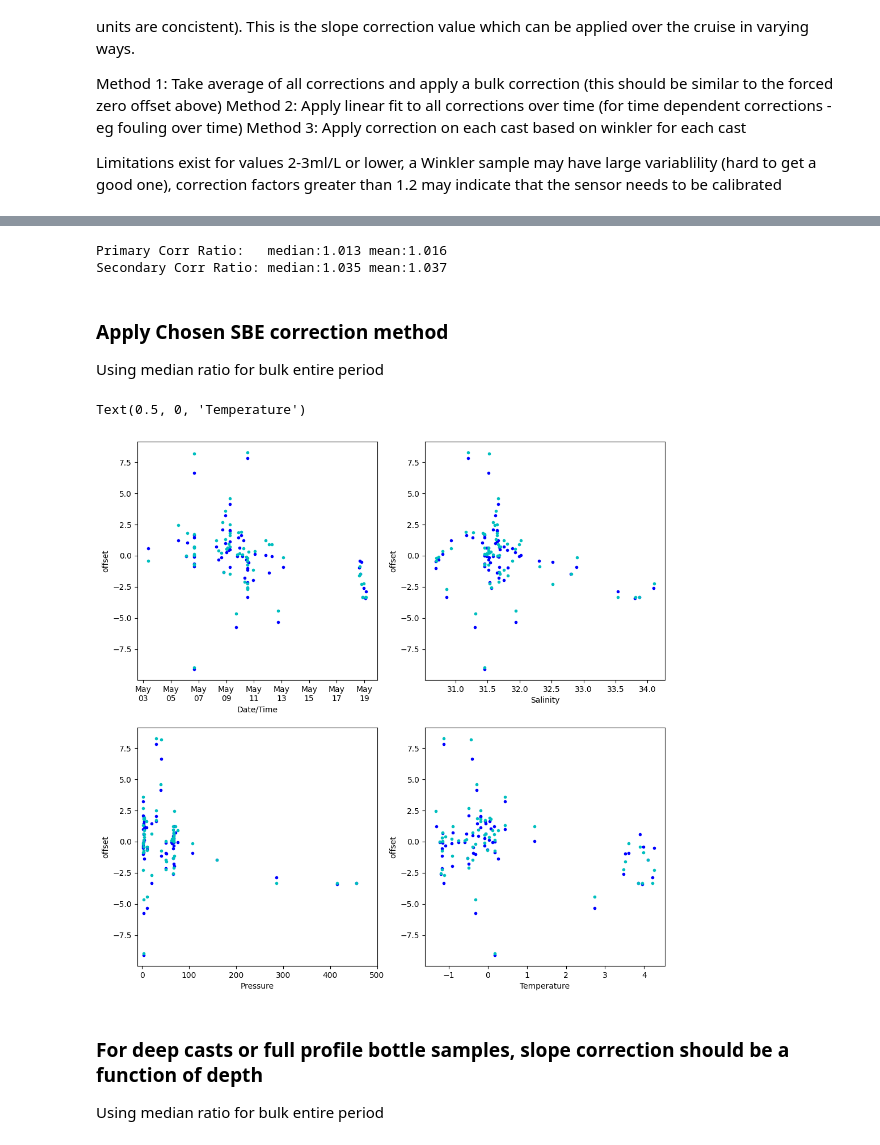
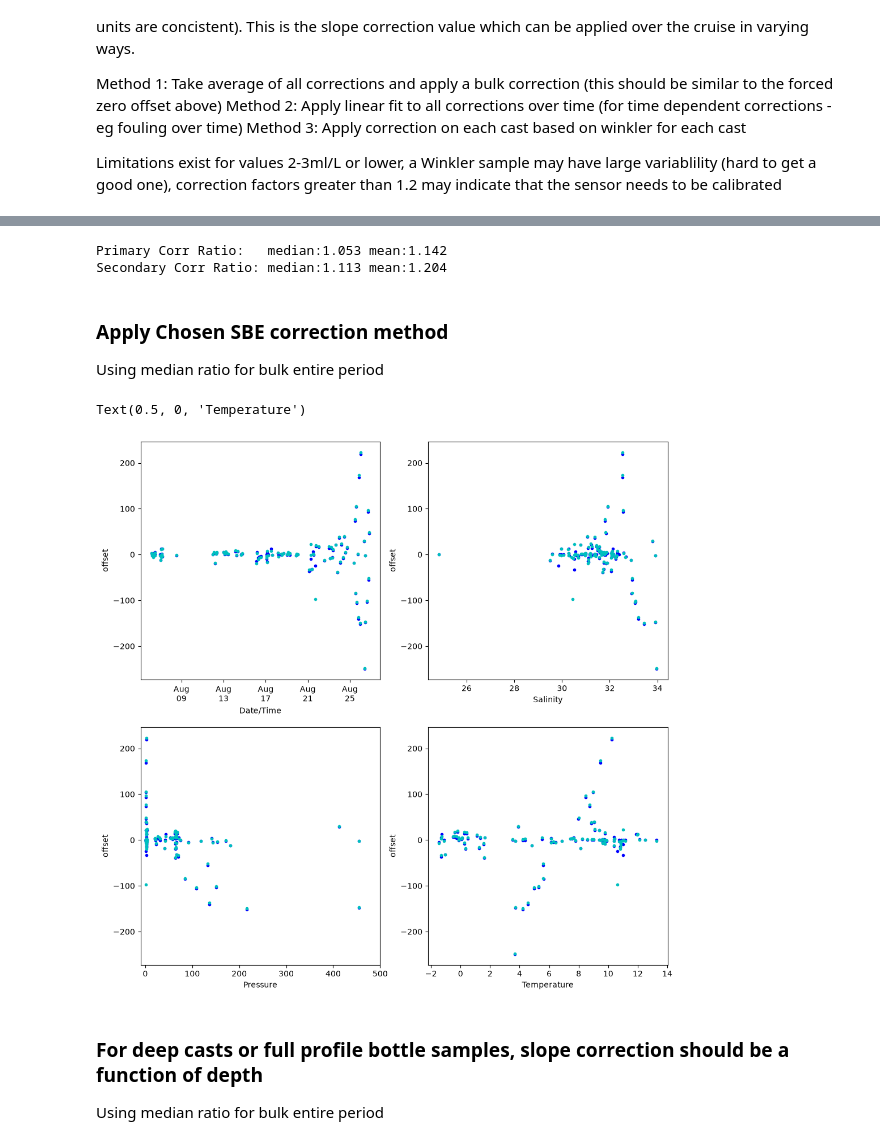
Before and after one commit to NOAA-PMEL/EcoFOCI_FieldOps_Documentation, a Jupyter notebook: DataProcessingDocumentation/2. EcoFOCI_DataProcesssing_Records/cruises/2026/Bottle Oxygen Calibrations for CTD Data - SH2607.ipynb, the cells around one changed output, grey strips where cells are left out. Saved outputs shown, nothing was run; the diff lists cells and outputs as text; code cells hidden in the pictures.

```diff
--- a/DataProcessingDocumentation/2. EcoFOCI_DataProcesssing_Records/cruises/2026/Bottle Oxygen Calibrations for CTD Data - SH2607.ipynb
+++ b/DataProcessingDocumentation/2. EcoFOCI_DataProcesssing_Records/cruises/2026/Bottle Oxygen Calibrations for CTD Data - SH2607.ipynb
@@ -23,7 +23,7 @@ import matplotlib.dates as mdates
 import pandas as pd
 import numpy as np
 # %%
-source_file = '/Users/bell/ecoraid/2026/CTDcasts/dy2603/working/DY2603.report_btl.xlsx'
+source_file = '/Users/bell/ecoraid/2026/CTDcasts/sh2607/working/SH2607.report_btl.xlsx'
 # %%
 dateparser = lambda x: pd.datetime.strptime(x, '%Y-%m-%d %H:%M:%S')
 df = pd.read_excel(source_file,sheet_name='Comparison',parse_dates=['date_time'],index_col='date_time')
@@ -287,48 +270,48 @@ Text(0.5, 0, 'Date/Time')
 print('Primary Corr Ratio:   median:{0:.3f} mean:{1:.3f} '.format((df['O2, uM/kg00']/df['Sbeox0Mm/Kg']).median(), (df['O2, uM/kg00']/df['Sbeox0Mm/Kg']).mean()))
 print('Secondary Corr Ratio: median:{0:.3f} mean:{1:.3f} '.format((df['O2, uM/kg01']/df['Sbeox1Mm/Kg']).median(), (df['O2, uM/kg01']/df['Sbeox1Mm/Kg']).mean()))
 # %% [output]
-Primary Corr Ratio:   median:1.013 mean:1.016
-Secondary Corr Ratio: median:1.035 mean:1.037
+Primary Corr Ratio:   median:1.053 mean:1.142
+Secondary Corr Ratio: median:1.113 mean:1.204
 # %% [markdown]
 ### Apply Chosen SBE correction method
 
 Using median ratio for bulk entire period
 # %%
-ratio_cor1 = 1.013
-ratio_cor2 = 1.035
+ratio_cor1 = 1.053
+ratio_cor2 = 1.113
 
 #Plot Offset Corrected Difference for Evaluation
 fig, ax = plt.subplots(2,2,figsize=(12, 12))
 plt.subplot(221)
 plt.plot(df.index,(df['Sbeox0Mm/Kg']*ratio_cor1-df['O2, uM/kg00']),'b.')
 plt.plot(df.index,(df['Sbeox1Mm/Kg']*ratio_cor2-df['O2, uM/kg01']),'c.')
 ax = plt.gca()
 xfmt = mdates.DateFormatter('%b\n%d')
 ax.xaxis.set_major_formatter(xfmt)
 plt.ylabel('offset')
 plt.xlabel('Date/Time')
 
 plt.subplot(222)
 plt.plot(df['sal00'],(df['Sbeox0Mm/Kg']*ratio_cor1-df['O2, uM/kg00']),'b.')
 plt.plot(df['sal11'],(df['Sbeox1Mm/Kg']*ratio_cor2-df['O2, uM/kg01']),'c.')
 plt.ylabel('offset')
 plt.xlabel('Salinity')
 
 plt.subplot(223)
 plt.plot(df['prdm'],(df['Sbeox0Mm/Kg']*ratio_cor1-df['O2, uM/kg00']),'b.')
 plt.plot(df['prdm'],(df['Sbeox1Mm/Kg']*ratio_cor2-df['O2, uM/kg01']),'c.')
 plt.ylabel('offset')
 plt.xlabel('Pressure')
 plt.xlim([-10,500])
 
 plt.subplot(224)
 plt.plot(df['t090c'],(df['Sbeox0Mm/Kg']*ratio_cor1-df['O2, uM/kg00']),'b.')
 plt.plot(df['t190c'],(df['Sbeox1Mm/Kg']*ratio_cor2-df['O2, uM/kg01']),'c.')
 plt.ylabel('offset')
 plt.xlabel('Temperature')
 # %% [output]
 Text(0.5, 0, 'Temperature')
-[figure, old version]
+[figure, new version]
 # %% [markdown]
 ### For deep casts or full profile bottle samples, slope correction should be a function of depth
 
```
Also changed, not shown: parts of 11 cells of this notebook, 34 other files.
